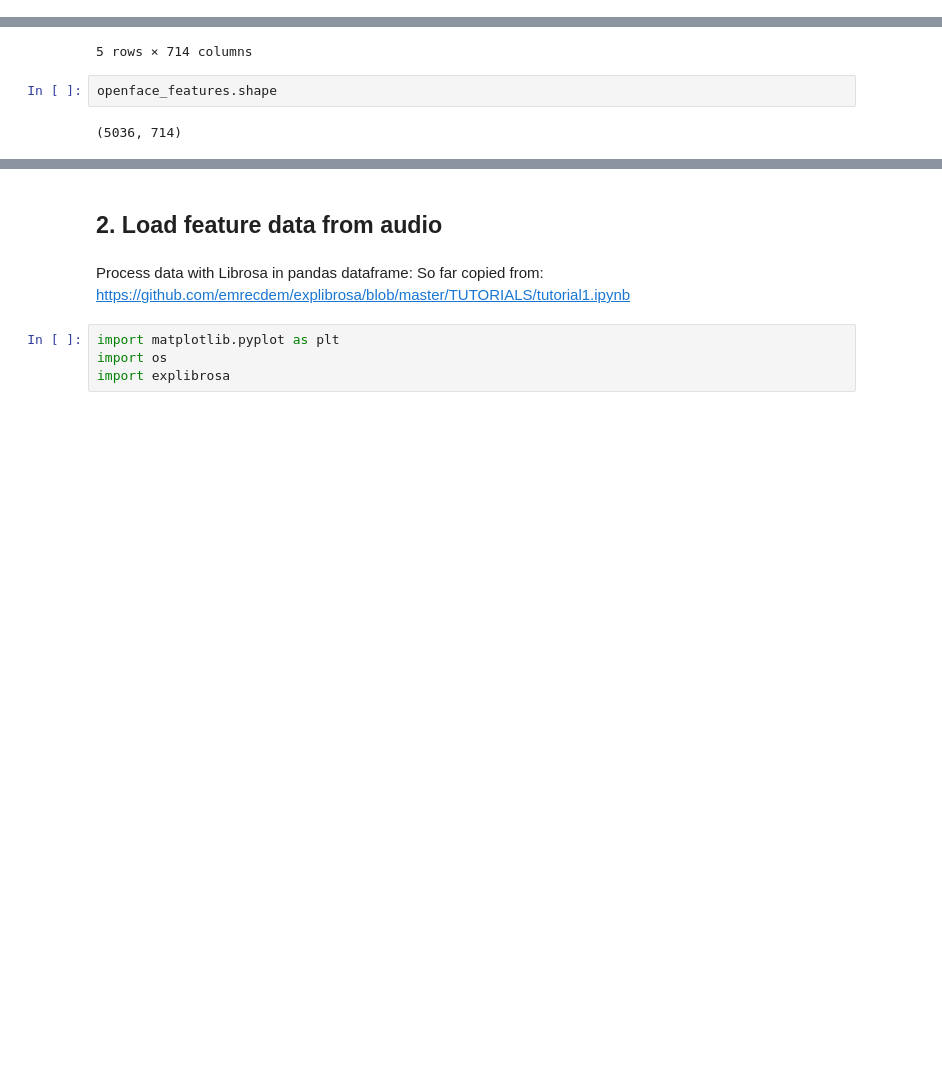
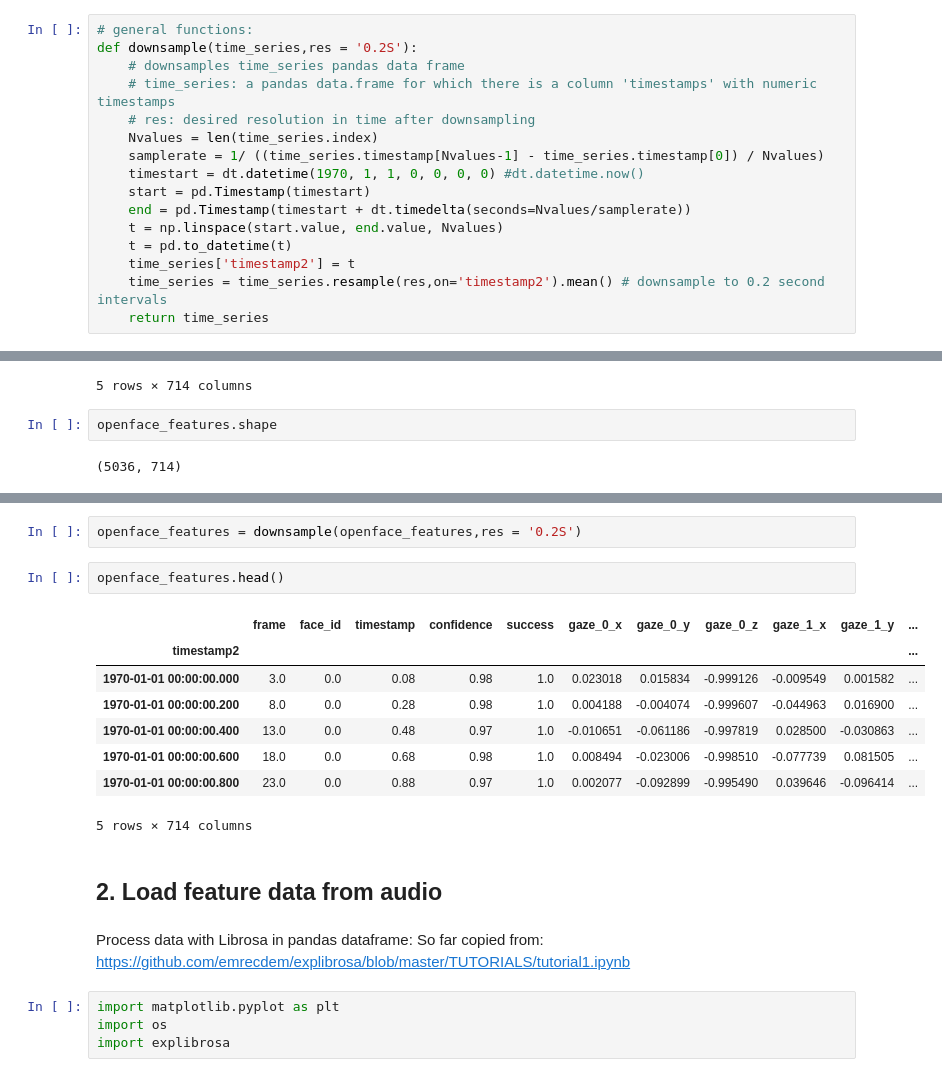
Before and after one commit to emrecdem/emrecdem-framework, a Jupyter notebook: notebooks/Load time series and store in database.ipynb, the cells around one changed output, grey strips where cells are left out. Cells and saved outputs as stored; diff of their text form; blank space fills up the shorter version.

Commit message:
moved downsampling code to generic function at the top of the notebook for now

```diff
--- a/notebooks/Load time series and store in database.ipynb
+++ b/notebooks/Load time series and store in database.ipynb
@@ -1,3 +1,19 @@
+# %%
+# general functions:
+def downsample(time_series,res = '0.2S'):
+    # downsamples time_series pandas data frame
+    # time_series: a pandas data.frame for which there is a column 'timestamps' with numeric timestamps
+    # res: desired resolution in time after downsampling
+    Nvalues = len(time_series.index)
+    samplerate = 1/ ((time_series.timestamp[Nvalues-1] - time_series.timestamp[0]) / Nvalues)
+    timestart = dt.datetime(1970, 1, 1, 0, 0, 0, 0) #dt.datetime.now()
+    start = pd.Timestamp(timestart)
+    end = pd.Timestamp(timestart + dt.timedelta(seconds=Nvalues/samplerate))
+    t = np.linspace(start.value, end.value, Nvalues)
+    t = pd.to_datetime(t)
+    time_series['timestamp2'] = t
+    time_series = time_series.resample(res,on='timestamp2').mean() # downsample to 0.2 second intervals
+    return time_series
 # %% [markdown]
 # Merge features from various modalitis into single database
 
@@ -54,3 +82,16 @@ openface_features.shape
+# %%
+openface_features = downsample(openface_features,res = '0.2S')
+# %%
+openface_features.head()
+# %% [output]
+|  | frame | face_id | timestamp | confidence | success | gaze_0_x | gaze_0_y | gaze_0_z | gaze_1_x | gaze_1_y | ... |
+| timestamp2 |  |  |  |  |  |  |  |  |  |  | ... |
+| 1970-01-01 00:00:00.000 | 3.0 | 0.0 | 0.08 | 0.98 | 1.0 | 0.023018 | 0.015834 | -0.999126 | -0.009549 | 0.001582 | ... |
+| 1970-01-01 00:00:00.200 | 8.0 | 0.0 | 0.28 | 0.98 | 1.0 | 0.004188 | -0.004074 | -0.999607 | -0.044963 | 0.016900 | ... |
+| 1970-01-01 00:00:00.400 | 13.0 | 0.0 | 0.48 | 0.97 | 1.0 | -0.010651 | -0.061186 | -0.997819 | 0.028500 | -0.030863 | ... |
+| 1970-01-01 00:00:00.600 | 18.0 | 0.0 | 0.68 | 0.98 | 1.0 | 0.008494 | -0.023006 | -0.998510 | -0.077739 | 0.081505 | ... |
+| 1970-01-01 00:00:00.800 | 23.0 | 0.0 | 0.88 | 0.97 | 1.0 | 0.002077 | -0.092899 | -0.995490 | 0.039646 | -0.096414 | ... |
+5 rows × 714 columns
 # %% [markdown]
 ## 2. Load feature data from audio
 # %% [markdown]
```
Also changed, not shown: parts of 13 cells of this notebook.
